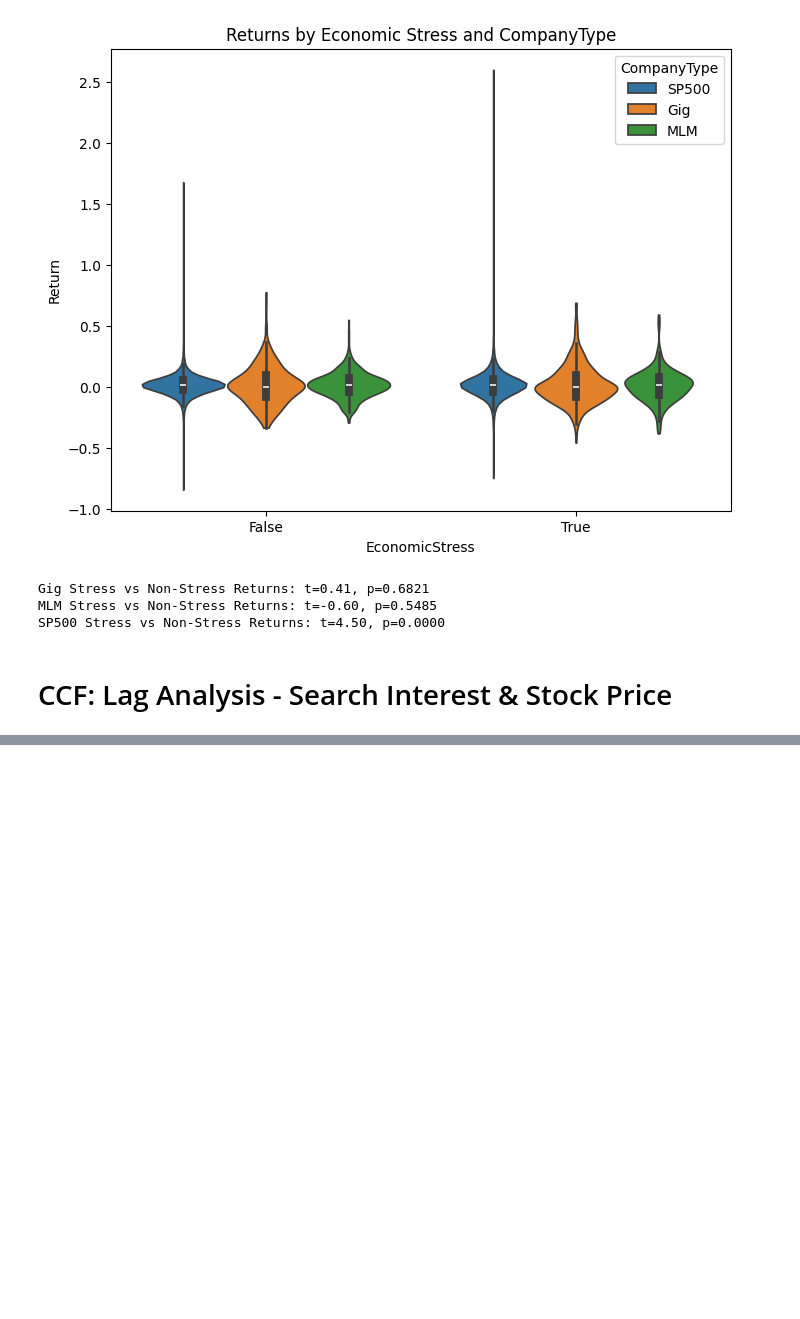
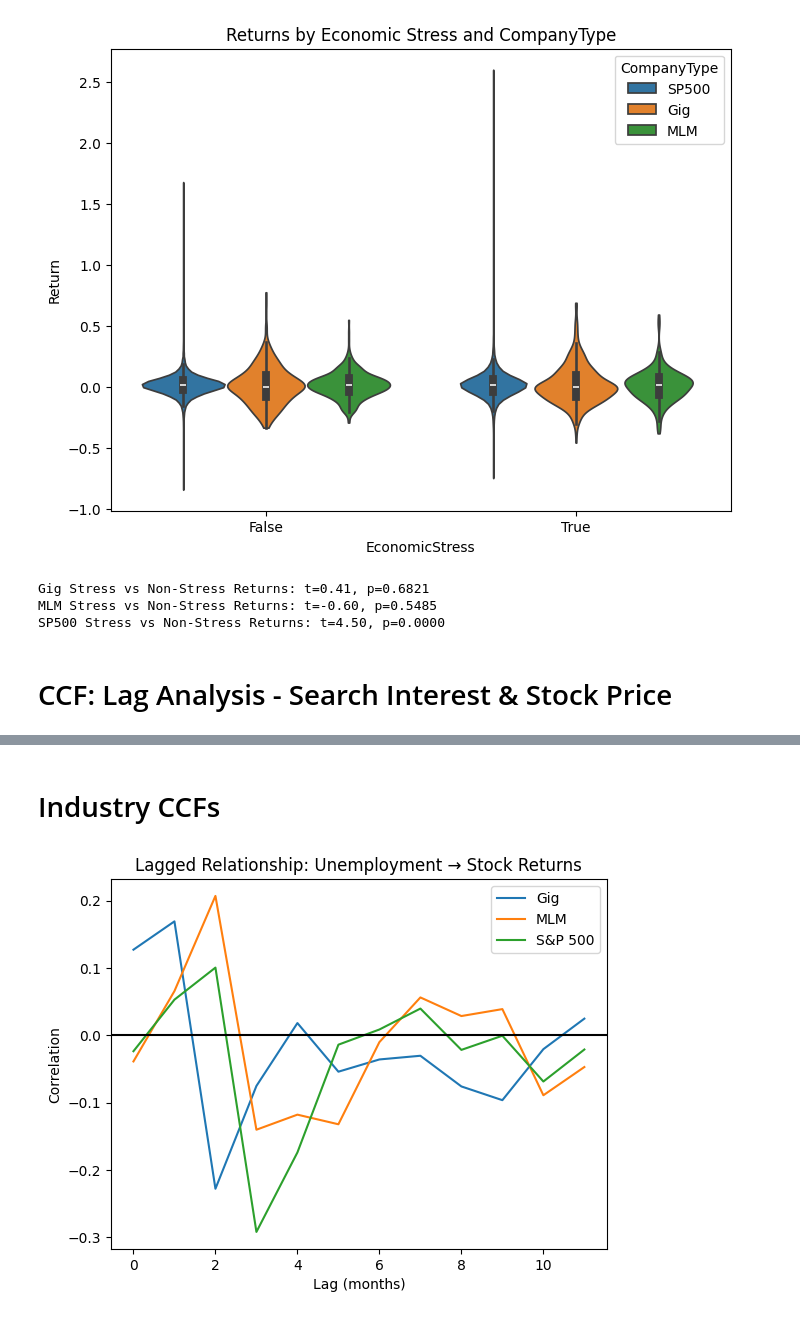
Before and after one commit to milleau98/2026-gig-data-analysis, a Jupyter notebook: notebooks/data-analyses/correlation_analyses.ipynb, the cells around one changed output, grey strips where cells are left out. Cells and saved outputs as stored; diff of their text form; code cells hidden in the pictures; blank space fills up the shorter version.

```diff
--- a/notebooks/data-analyses/correlation_analyses.ipynb
+++ b/notebooks/data-analyses/correlation_analyses.ipynb
@@ -510,0 +507,2 @@ plt.show()
+# %% [markdown]
+# Industry CCFs
@@ -510,0 +534,30 @@ plt.show()
+# %%
+def compute_ccf(x, y, max_lag=12):
+    x = x.dropna()
+    y = y.dropna()
+
+    min_len = min(len(x), len(y))
+    x = x[-min_len:]
+    y = y[-min_len:]
+
+    ccf_vals = ccf(x, y)[:max_lag]
+    return ccf_vals
+# %%
+gig_ccf = compute_ccf(gig_ts['Unemployment_change'], gig_ts['Return'])
+mlm_ccf = compute_ccf(mlm_ts['Unemployment_change'], mlm_ts['Return'])
+sp_ccf  = compute_ccf(sp_ts['Unemployment_change'], sp_ts['Return'])
+# %%
+lags = range(len(gig_ccf))
+
+plt.plot(lags, gig_ccf, label='Gig')
+plt.plot(lags, mlm_ccf, label='MLM')
+plt.plot(lags, sp_ccf, label='S&P 500')
+
+plt.axhline(0, color='black')
+plt.xlabel("Lag (months)")
+plt.ylabel("Correlation")
+plt.title("Lagged Relationship: Unemployment → Stock Returns")
+plt.legend()
+plt.show()
+# %% [output]
+[figure, added]
```
Also changed, not shown: parts of 15 cells of this notebook.
